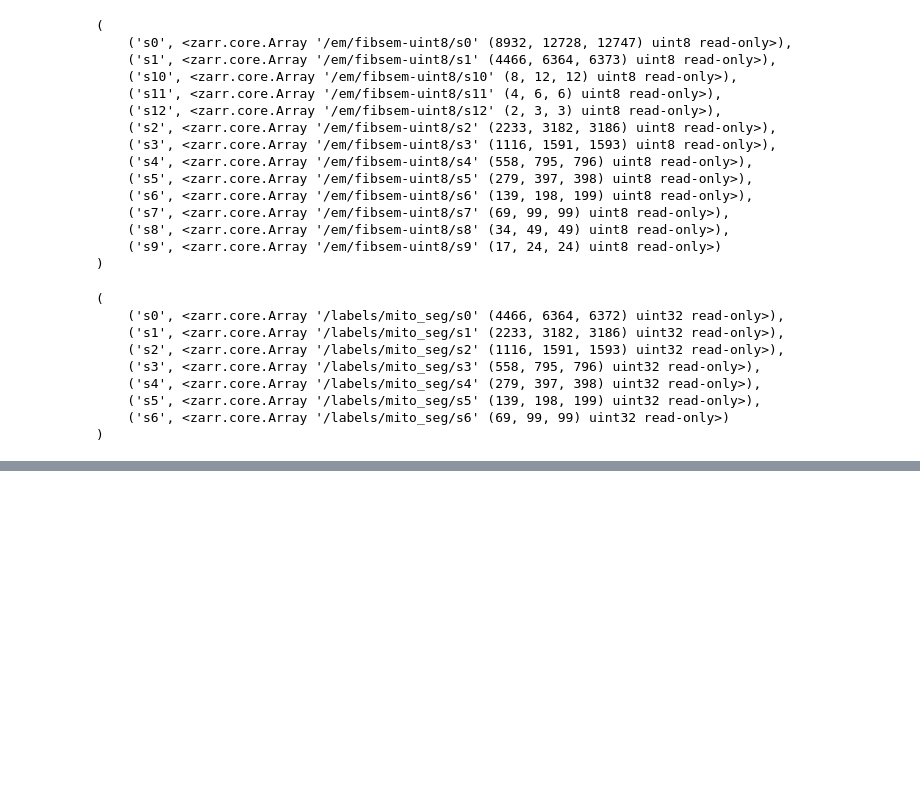
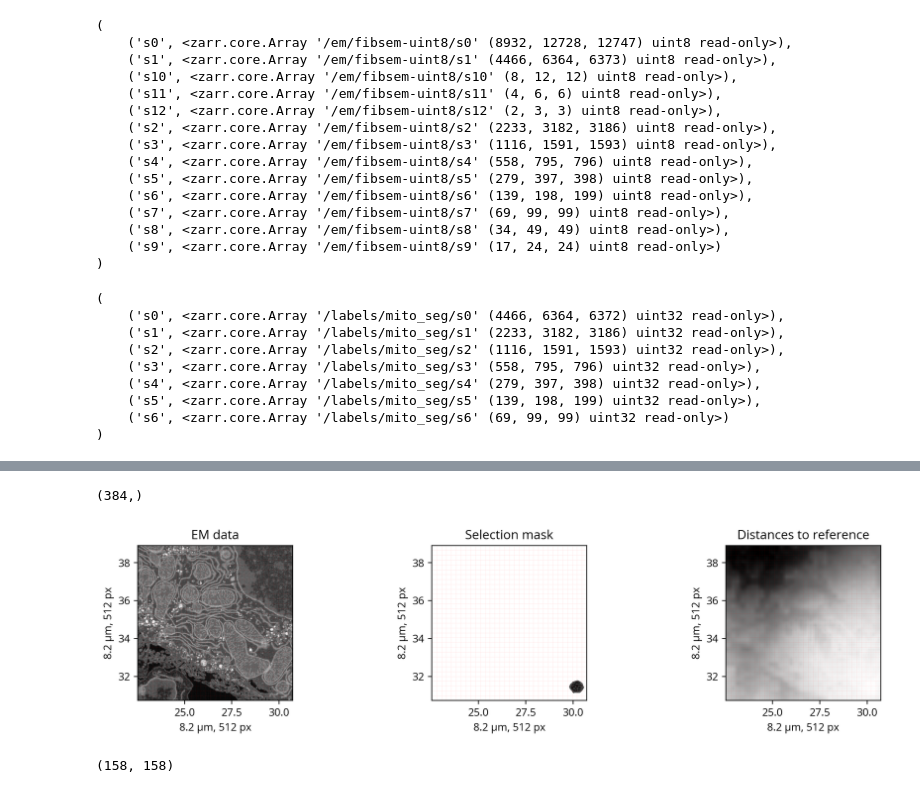
Before and after one commit to trngt/coding-tasks, a Jupyter notebook: task2/Explore_Mito_Data.ipynb, the cells around one changed output, grey strips where cells are left out. Drawn from its saved outputs; the diff is of its cells as text; code cells hidden in the pictures; blank space fills up the shorter version.

```diff
--- a/task2/Explore_Mito_Data.ipynb
+++ b/task2/Explore_Mito_Data.ipynb
@@ -141,0 +126,6 @@ mito_slice_manager.plot_size_distribution()
+# %%
+from src.slice_analyzer import SliceAnalyzer
+
+patch_embeddings = embeddings_manager.compute_patch_embedding(slc)
+# %%
+slice_analyzer = SliceAnalyzer(data_manager)
@@ -141,0 +137,23 @@ mito_slice_manager.plot_size_distribution()
+# %%
+from src.timer import Timer
+
+timer = Timer()
+# Compute the per-mitochondria embeddings
+all_mito_vectors = {}
+last_slice_index = None
+
+for i, mito_id in enumerate(mito_ids):
+
+    mito_entry = mito_catalog[mito_id]
+
+    if slice_index != mito_entry.slice_index:
+        slc = slices_subset[mito_entry.slice_index]
+        patch_embeddings = all_patch_embeddings[mito_entry.slice_index]
+        slice_analyzer.set_slice(slc)
+        slice_analyzer.set_embeddings(patch_embeddings, is_dense=False)
+
+    slice_analyzer.select_mitochondria(mito_id)
+    all_mito_vectors[mito_id] = slice_analyzer.reference_vector
+
+    if i % 10 == 0:
+        timer.print_time(f"{i}/{len(mito_ids)}")
@@ -141,0 +177,18 @@ mito_slice_manager.plot_size_distribution()
+# %%
+slice_analyzer.reference_vector.shape
+# %% [output]
+(384,)
+# %%
+_ = slice_analyzer.select_mitochondria(mito_id)
+_ = slice_analyzer.compute_distance_map()
+slice_analyzer.plot()
+# %% [output]
+[figure, added]
+# %%
+from src.visualizer import create_cosine_distance_matrix, plot_distance_matrix
+mito_vectors_arr = np.array(list(all_mito_vectors.values()))
+
+dist_mat = create_cosine_distance_matrix(mito_vectors_arr)
+dist_mat.shape
+# %% [output]
+(158, 158)
```
Also changed, not shown: parts of 21 cells of this notebook, 7 other files.
